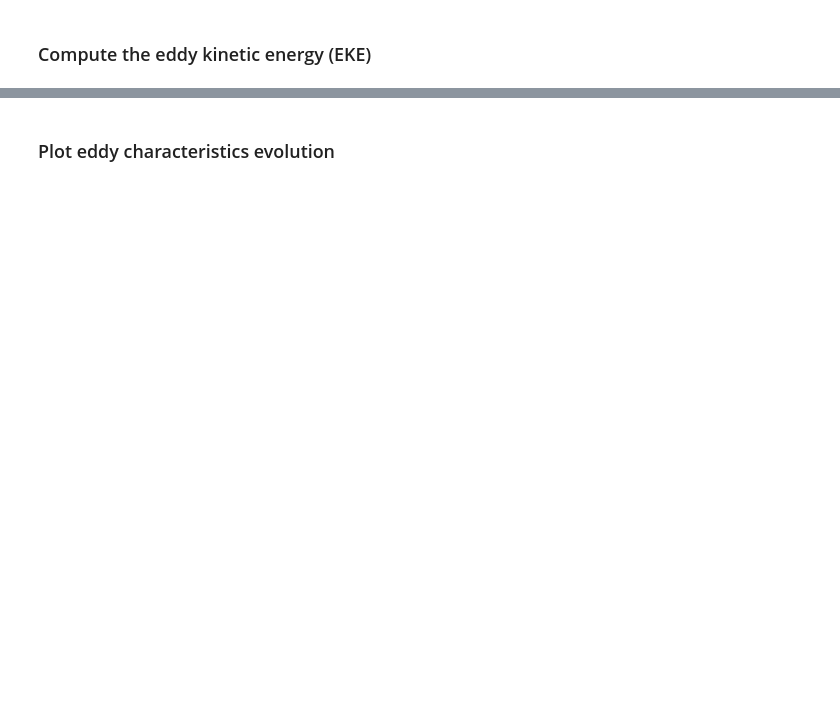
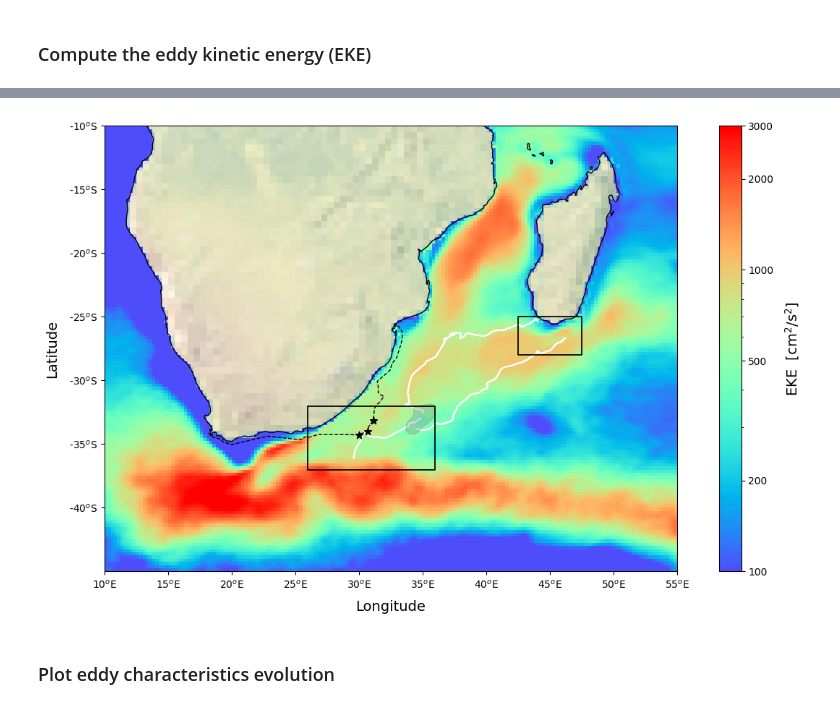
Before and after one commit to torresr-cnrm/otc23-tracking, a Jupyter notebook: notebook/OTC23-eddy-tracking.ipynb, the cells around one changed output, grey strips where cells are left out. Cells and saved outputs as stored; diff of their text form; code cells hidden in the pictures; blank space fills up the shorter version.

```diff
--- a/notebook/OTC23-eddy-tracking.ipynb
+++ b/notebook/OTC23-eddy-tracking.ipynb
@@ -114,4 +189,9 @@ if load_json:
 # %%
 # Load altimetry datasets
-list_gos = glob.glob(os.path.join(gos_datadir, gos_product, '*.nc'))
-ds       = xr.open_mfdataset(list_gos).load()
+list_gos = list()
+for ptype in gos_product:
+    list_gos += glob.glob(os.path.join(gos_datadir, gos_product[ptype], '*.nc'))
+
+# Load dataset and init grid object
+ds       = xr.open_mfdataset(list_gos)
+g        = RegularGridDataset(list_gos[0], "longitude", "latitude")
@@ -197,3 +249,60 @@ dlat[-1]     = 2 * (ds['latitude'][-1] - lat_bnds[-1])
 dx = earth_radius * np.cos(glat * np.pi/180) * 2*np.pi * dlon/360.
 dy = earth_radius * 2*np.pi * dlat/360.
 dy = np.tile(dy, (glon.shape[1], 1)).transpose()
+# %%
+# Plot the eddy tracks
+fig = plt.figure(figsize=(15, 8))
+ax = fig.add_subplot(1, 1, 1, projection=ccrs.PlateCarree())
+ax.set_extent([10, 55, -45, -10], crs=ccrs.PlateCarree())
+
+ax.set_xlabel(r"Longitude", size=14, labelpad=10)
+ax.set_ylabel(r"Latitude",  size=14, labelpad=10)
+
+# -- background image on for nice sea rendering
+ax.stock_img()
+ax.add_feature(cfeature.LAND)
+ax.add_feature(cfeature.COASTLINE)
+
+xticks = [10, 15, 20, 25, 30, 35, 40, 45, 50, 55]
+yticks = [-45, -40, -35, -30, -25, -20, -15, -10]
+ax.set_xticks(xticks)
+ax.set_xticklabels(['{}$^o$E'.format(x) for x in xticks])
+ax.set_yticks(yticks)
+ax.set_yticklabels(['{}$^o$S'.format(y) for y in yticks])
+
+
+# -- add MEKE in ocean background
+rainbow = plt.get_cmap('rainbow', 256)
+newclrs = rainbow(np.linspace(0.1, 1, 256))
+newcmp  = ListedColormap(newclrs)
+
+#mp = ax.pcolormesh(glon, glat, 10**4*meke, cmap=newcmp, vmin=100, vmax=2000)
+mp = ax.pcolormesh(glon, glat, 10**4*meke, cmap=newcmp, norm=mcolors.LogNorm(vmin=100, vmax=3000))
+cb = plt.colorbar(mp, ticks=[100, 200, 500, 1000, 2000, 3000], format="{x:d}")
+cb.set_label(label=r'EKE  [cm$^2$/s$^2$]', size=14, labelpad=10)
+
+# -- add eddy track
+#ac_eddy_track.plot(ax, color="darkviolet", lw=1.5)
+c_mrged_track.plot(ax, color="w", lw=1.75)
+c_eddy1_track.plot(ax, color="w", lw=1.75)
+c_eddy2_track.plot(ax, color="w", lw=1.75)
+
+# -- add eddy contours
+ax.fill(c_mrged_track.speed_contour_longitude[0], c_mrged_track.speed_contour_latitude[0], c=(0.5,0.5,0.5,0.3),
+        zorder=100)
+
+# -- add OTC23 cruise track
+ax.plot(otc_lons, otc_lats, 'k--', lw=1)
+ax.scatter(np.array(otc_lons)[i_stations], np.array(otc_lats)[i_stations],
+           s=56, c="black", marker='*', zorder=100)
+
+# -- add contour box
+geom_agulhas = linear_ring_from_box(box_south_agulhas)
+geom_semc    = linear_ring_from_box(box_semc)
+
+ax.add_geometries([geom_agulhas, geom_semc], ccrs.PlateCarree(), facecolor='none', edgecolor='k', lw=1.25,
+                  zorder=100)
+
+plt.show()
+# %% [output]
+[figure, added]
```
Also changed, not shown: parts of 33 cells of this notebook, 2 other files.
